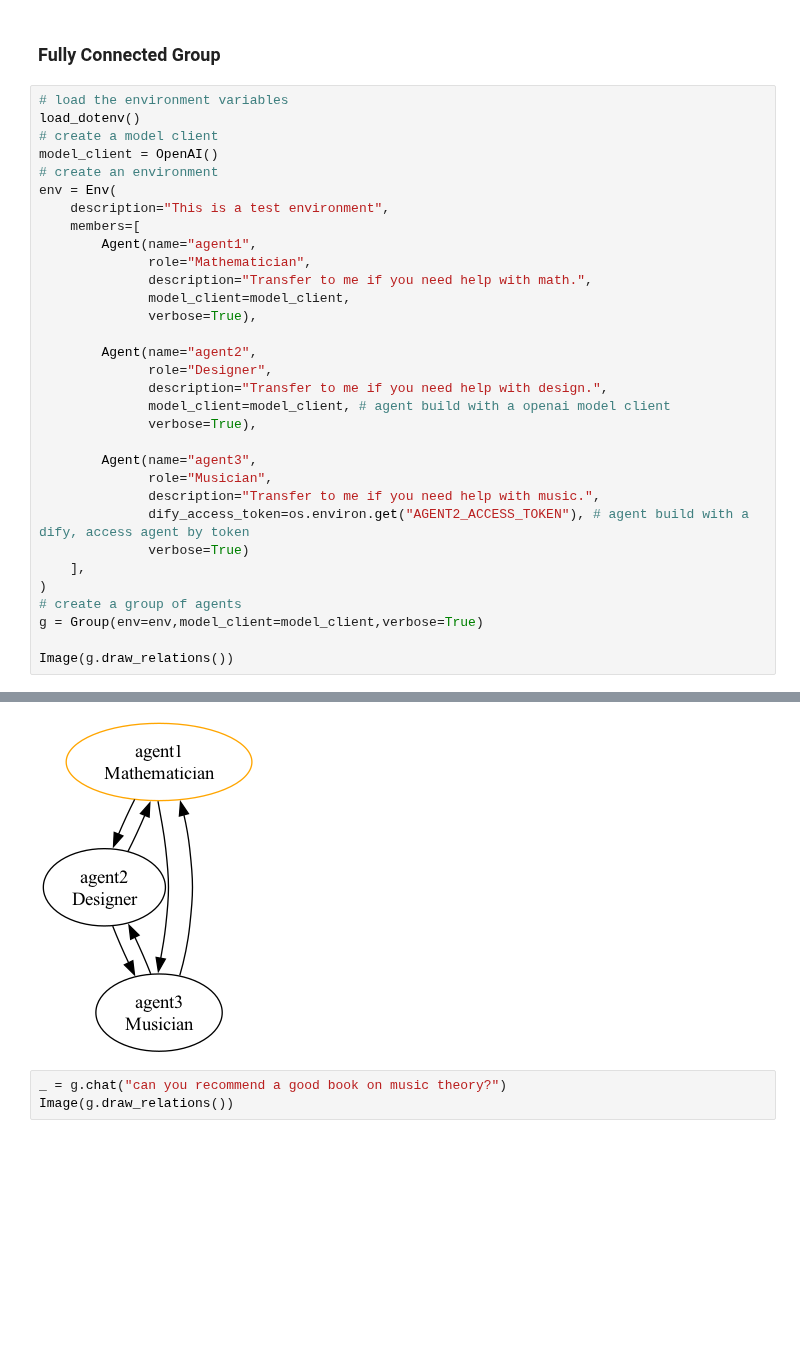
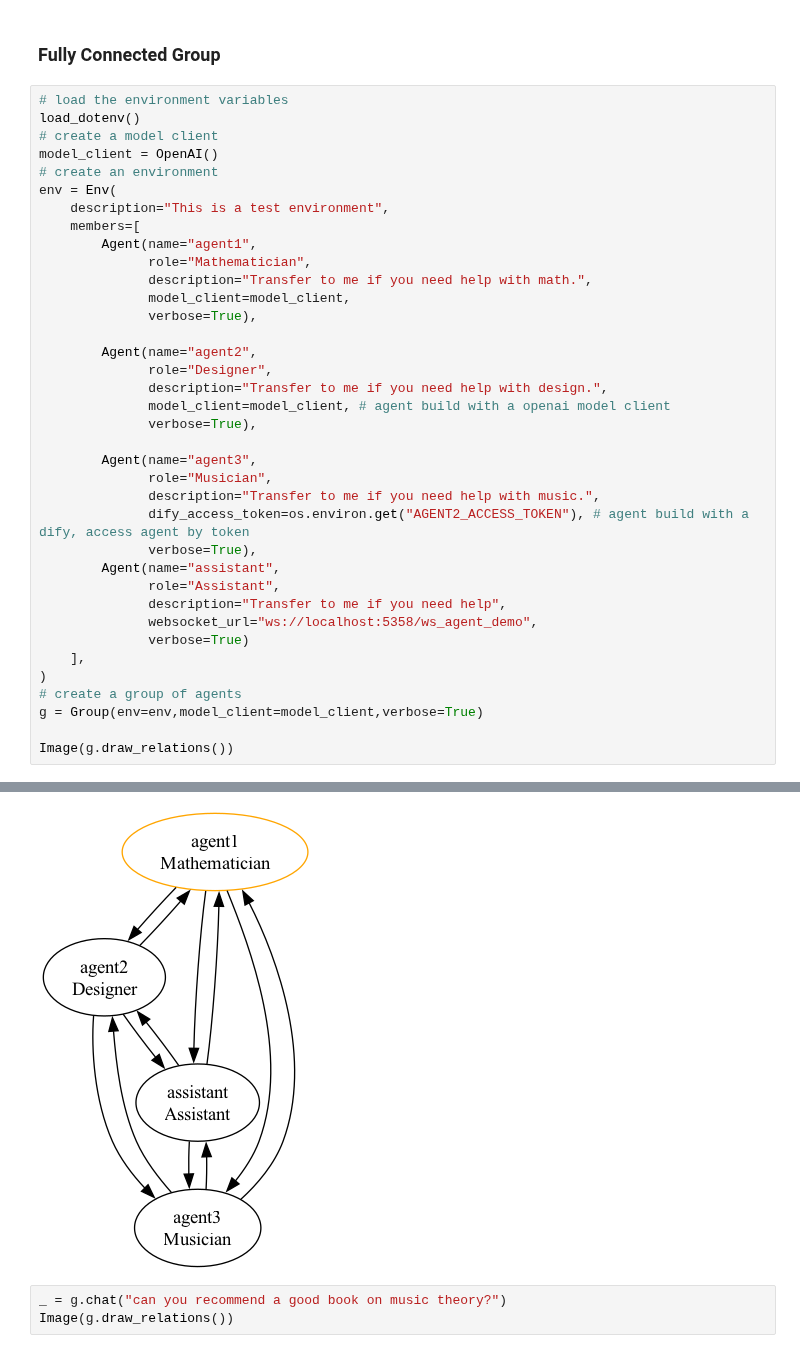
Before and after one commit to ZJCODE/Multi-Agent-Framework, a Jupyter notebook: examples/001 group.ipynb, the cells around one changed output, grey strips where cells are left out. Cells and saved outputs as stored; diff of their text form; blank space fills up the shorter version.

Commit message:
update websocket

```diff
--- a/examples/001 group.ipynb
+++ b/examples/001 group.ipynb
@@ -34,6 +34,11 @@ env = Env(
               role="Musician",
               description="Transfer to me if you need help with music.",
               dify_access_token=os.environ.get("AGENT2_ACCESS_TOKEN"), # agent build with a dify, access agent by token
+              verbose=True),
+        Agent(name="assistant",
+              role="Assistant",
+              description="Transfer to me if you need help",
+              websocket_url="ws://localhost:5358/ws_agent_demo",
               verbose=True)
     ],
 )
@@ -48,4 +55,4 @@ Image(g.draw_relations())
-[figure, old version]
+[figure, new version]
 # %%
 _ = g.chat("can you recommend a good book on music theory?")
 Image(g.draw_relations())
```
Also changed, not shown: parts of 1 cell of this notebook, 7 other files.
